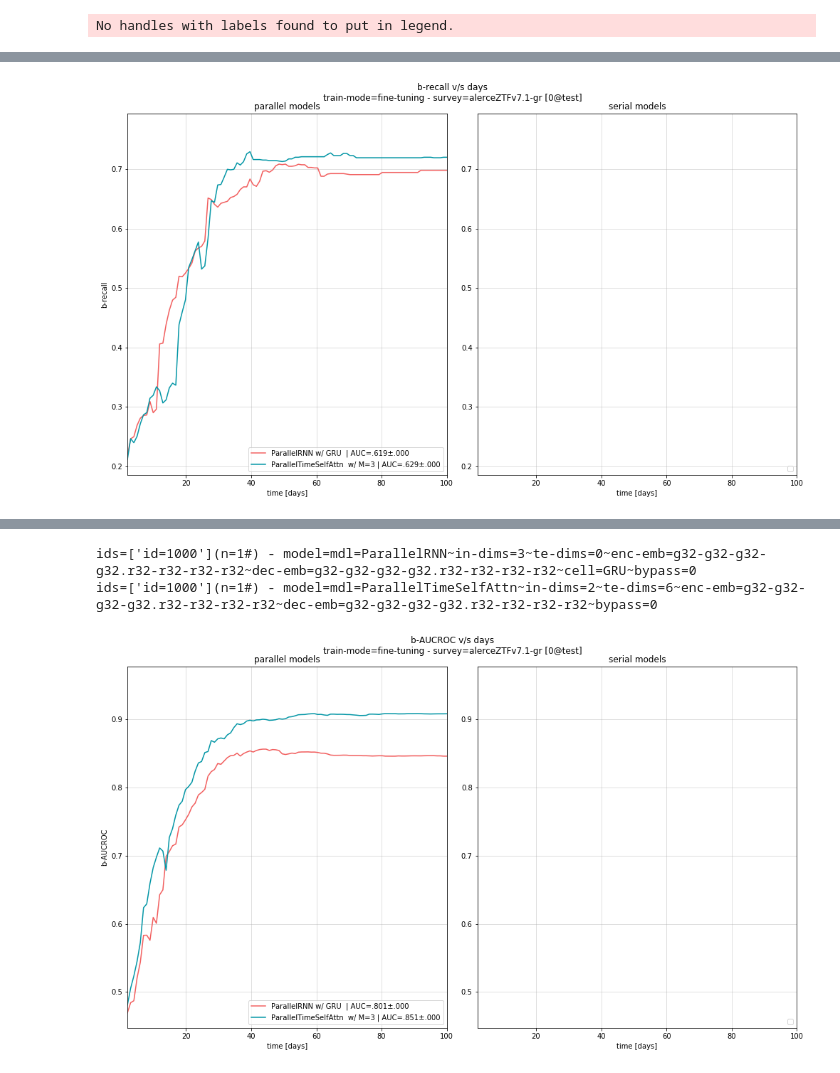
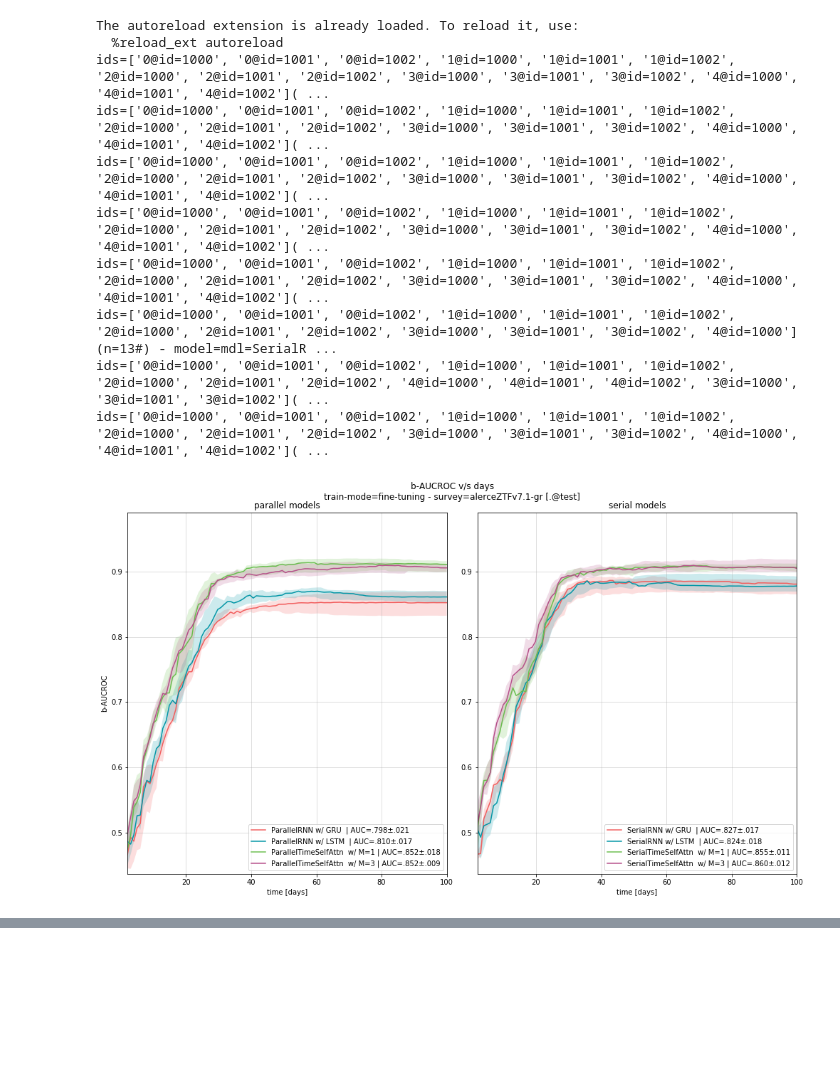
Before and after one commit to opimentel-github/astro-lightcurves-classifier, a Jupyter notebook: experiments/metrics_results.ipynb, the cells around one changed output, grey strips where cells are left out. Drawn from its saved outputs; the diff is of its cells as text; code cells hidden in the pictures; blank space fills up the shorter version.

```diff
--- a/experiments/metrics_results.ipynb
+++ b/experiments/metrics_results.ipynb
@@ -13,7 +13,7 @@ lcset_name = 'test'
 rootdir = '../save'
 method = 'spm-mcmc-estw'
 cfilename = f'survey=alerceZTFv7.1~bands=gr~mode=onlySNe~method={method}'
-kf = '0'
+kf = '.'
 
 model_names = get_model_names(rootdir, cfilename, kf, lcset_name)
 model_names
@@ -23,20 +31,30 @@ model_names
 # %%
 %load_ext autoreload
 %autoreload 2
 %matplotlib inline
 from lcclassifier.results.plots import plot_metric
 
 dmetrics = {
+    f'b-rocauc':{'k':1, 'mn':'b-AUCROC'},
     #f'b-precision':{'k':1, 'mn':None},
     f'b-recall':{'k':1, 'mn':None},
-    #f'b-f1score':{'k':1, 'mn':None},
-    f'b-rocauc':{'k':1, 'mn':'b-AUCROC'},
+    f'b-f1score':{'k':1, 'mn':None},
     #f'b-prauc':{'k':1, 'mn':'b-AUCPR'},
     }
 kwargs = {
     #'baselines_dict':baselines_dict,
-    'p':None, # None 5 10 25
+    'p':30, # None 5 10 25 30
 }
 plot_metric(rootdir, cfilename, kf, lcset_name, model_names, dmetrics, **kwargs)
 # %% [output]
-No handles with labels found to put in legend.
+The autoreload extension is already loaded. To reload it, use:
+  %reload_ext autoreload
+ids=['0@id=1000', '0@id=1001', '0@id=1002', '1@id=1000', '1@id=1001', '1@id=1002', '2@id=1000', '2@id=1001', '2@id=1002', '3@id=1000', '3@id=1001', '3@id=1002', '4@id=1000', '4@id=1001', '4@id=1002']( ...
+ids=['0@id=1000', '0@id=1001', '0@id=1002', '1@id=1000', '1@id=1001', '1@id=1002', '2@id=1000', '2@id=1001', '2@id=1002', '3@id=1000', '3@id=1001', '3@id=1002', '4@id=1000', '4@id=1001', '4@id=1002']( ...
+ids=['0@id=1000', '0@id=1001', '0@id=1002', '1@id=1000', '1@id=1001', '1@id=1002', '2@id=1000', '2@id=1001', '2@id=1002', '3@id=1000', '3@id=1001', '3@id=1002', '4@id=1000', '4@id=1001', '4@id=1002']( ...
+ids=['0@id=1000', '0@id=1001', '0@id=1002', '1@id=1000', '1@id=1001', '1@id=1002', '2@id=1000', '2@id=1001', '2@id=1002', '3@id=1000', '3@id=1001', '3@id=1002', '4@id=1000', '4@id=1001', '4@id=1002']( ...
+ids=['0@id=1000', '0@id=1001', '0@id=1002', '1@id=1000', '1@id=1001', '1@id=1002', '2@id=1000', '2@id=1001', '2@id=1002', '3@id=1000', '3@id=1001', '3@id=1002', '4@id=1000', '4@id=1001', '4@id=1002']( ...
+ids=['0@id=1000', '0@id=1001', '0@id=1002', '1@id=1000', '1@id=1001', '1@id=1002', '2@id=1000', '2@id=1001', '2@id=1002', '3@id=1000', '3@id=1001', '3@id=1002', '4@id=1000'](n=13#) - model=mdl=SerialR ...
+ids=['0@id=1000', '0@id=1001', '0@id=1002', '1@id=1000', '1@id=1001', '1@id=1002', '2@id=1000', '2@id=1001', '2@id=1002', '4@id=1000', '4@id=1001', '4@id=1002', '3@id=1000', '3@id=1001', '3@id=1002']( ...
+ids=['0@id=1000', '0@id=1001', '0@id=1002', '1@id=1000', '1@id=1001', '1@id=1002', '2@id=1000', '2@id=1001', '2@id=1002', '3@id=1000', '3@id=1001', '3@id=1002', '4@id=1000', '4@id=1001', '4@id=1002']( ...
+[figure, new version]
@@ -47 +68,0 @@ ids=['id=1000'](n=1#) - model=mdl=ParallelTimeSelfAttn~in-dims=2~te-dims=6~enc-e
-[figure, old version]
@@ -49,3 +77,0 @@ No handles with labels found to put in legend.
-ids=['id=1000'](n=1#) - model=mdl=ParallelRNN~in-dims=3~te-dims=0~enc-emb=g32-g32-g32-g32.r32-r32-r32-r32~dec-emb=g32-g32-g32-g32.r32-r32-r32-r32~cell=GRU~bypass=0
-ids=['id=1000'](n=1#) - model=mdl=ParallelTimeSelfAttn~in-dims=2~te-dims=6~enc-emb=g32-g32-g32-g32.r32-r32-r32-r32~dec-emb=g32-g32-g32-g32.r32-r32-r32-r32~bypass=0
-[figure, old version]
```
Also changed, not shown: parts of 4 cells of this notebook, 11 other files.
